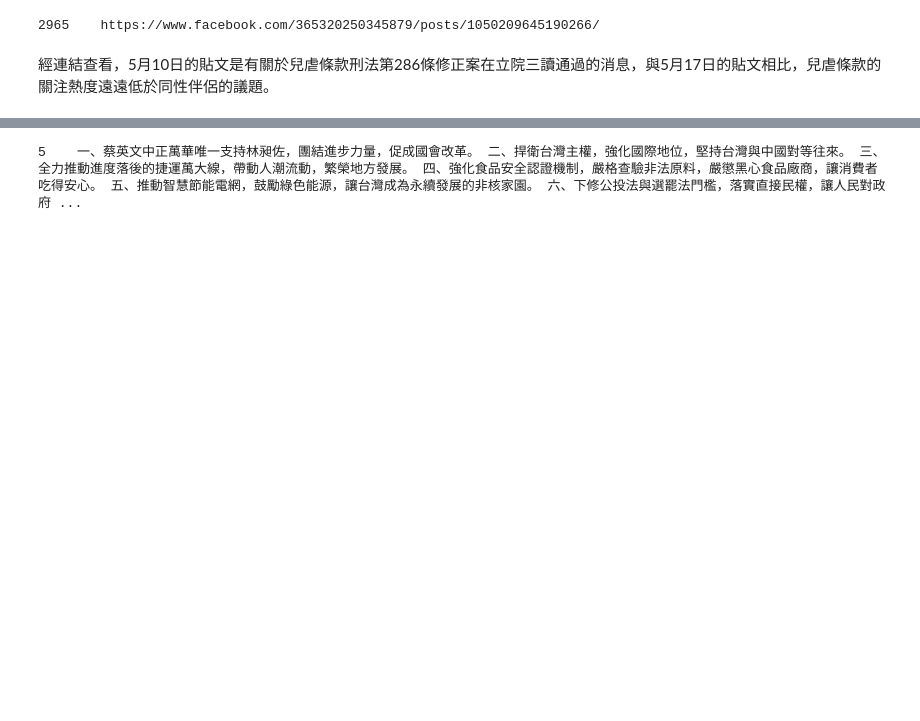
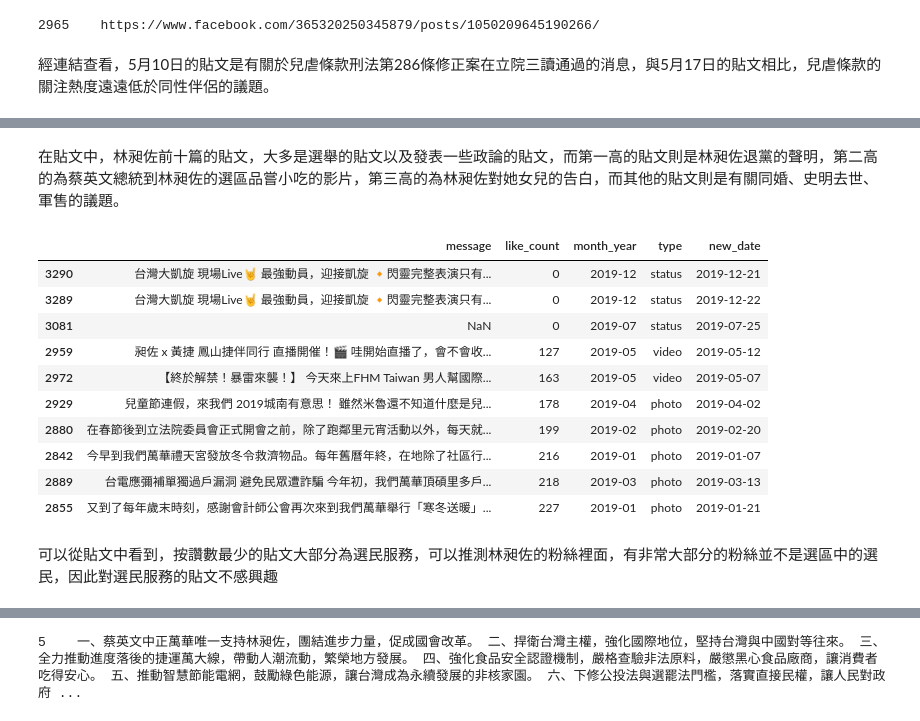
Before and after one commit to joyce199797/109-2_POLITICS_AND_INFORMATION, a Jupyter notebook: 20210322_陳靖婷_林昶佐臉書分析資料.ipynb, the cells around one changed output, grey strips where cells are left out. Saved outputs shown, nothing was run; the diff lists cells and outputs as text; code cells hidden in the pictures; blank space fills up the shorter version.

```diff
--- a/20210322_陳靖婷_林昶佐臉書分析資料.ipynb
+++ b/20210322_陳靖婷_林昶佐臉書分析資料.ipynb
@@ -404,0 +482,19 @@ print(showlink)
+# %% [markdown]
+在貼文中，林昶佐前十篇的貼文，大多是選舉的貼文以及發表一些政論的貼文，而第一高的貼文則是林昶佐退黨的聲明，第二高的為蔡英文總統到林昶佐的選區品嘗小吃的影片，第三高的為林昶佐對她女兒的告白，而其他的貼文則是有關同婚、史明去世、軍售的議題。
+# %%
+lastlike_10 = freddy.sort_values(by = ['like_count'],ascending = True).head(10)
+lastlike_10[['message','like_count','month_year','type','new_date']].replace(r'\n',' ',regex=True)
+# %% [output]
+|  | message | like_count | month_year | type | new_date |
+| 3290 | 台灣大凱旋 現場Live🤘 最強動員，迎接凱旋 🔸閃靈完整表演只有... | 0 | 2019-12 | status | 2019-12-21 |
+| 3289 | 台灣大凱旋 現場Live🤘 最強動員，迎接凱旋 🔸閃靈完整表演只有... | 0 | 2019-12 | status | 2019-12-22 |
+| 3081 | NaN | 0 | 2019-07 | status | 2019-07-25 |
+| 2959 | 昶佐 x 黃捷 鳳山捷伴同行 直播開催！🎬 哇開始直播了，會不會收... | 127 | 2019-05 | video | 2019-05-12 |
+| 2972 | 【終於解禁！暴雷來襲！】 今天來上FHM Taiwan 男人幫國際... | 163 | 2019-05 | video | 2019-05-07 |
+| 2929 | 兒童節連假，來我們 2019城南有意思！ 雖然米魯還不知道什麼是兒... | 178 | 2019-04 | photo | 2019-04-02 |
+| 2880 | 在春節後到立法院委員會正式開會之前，除了跑鄰里元宵活動以外，每天就... | 199 | 2019-02 | photo | 2019-02-20 |
+| 2842 | 今早到我們萬華禮天宮發放冬令救濟物品。每年舊曆年終，在地除了社區行... | 216 | 2019-01 | photo | 2019-01-07 |
+| 2889 | 台電應彌補單獨過戶漏洞 避免民眾遭詐騙 今年初，我們萬華頂碩里多戶... | 218 | 2019-03 | photo | 2019-03-13 |
+| 2855 | 又到了每年歲末時刻，感謝會計師公會再次來到我們萬華舉行「寒冬送暖」... | 227 | 2019-01 | photo | 2019-01-21 |
+# %% [markdown]
+可以從貼文中看到，按讚數最少的貼文大部分為選民服務，可以推測林昶佐的粉絲裡面，有非常大部分的粉絲並不是選區中的選民，因此對選民服務的貼文不感興趣
```
Also changed, not shown: parts of 28 cells of this notebook.
